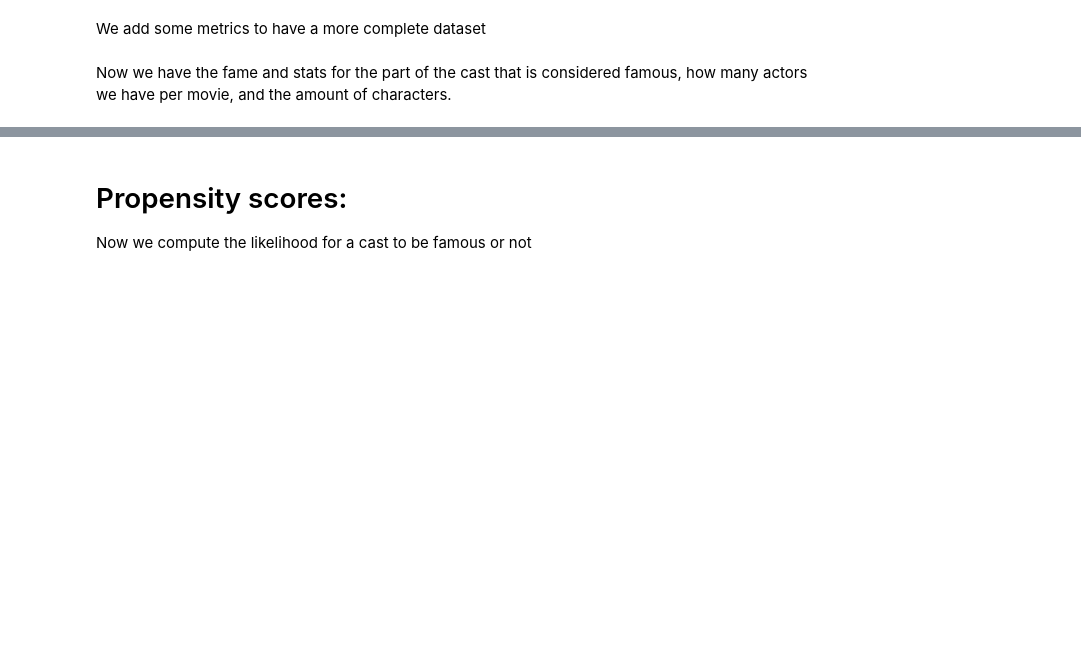
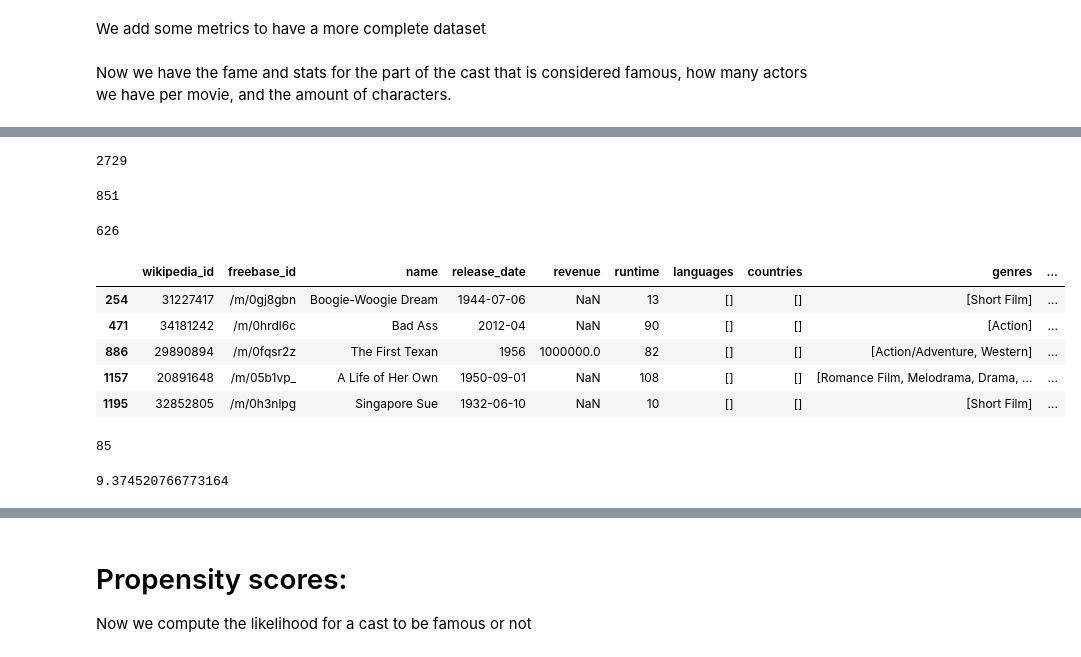
Before and after one commit to epfl-ada/ada-2023-project-shinebrightlikeadamon, a Jupyter notebook: fame_pop_analysis.ipynb, the cells around one changed output, grey strips where cells are left out. Cells and saved outputs as stored; diff of their text form; code cells hidden in the pictures; blank space fills up the shorter version.

Commit message:
felix
fame

```diff
--- a/fame_pop_analysis.ipynb
+++ b/fame_pop_analysis.ipynb
@@ -355,0 +366,25 @@ display(movies_copy.head())
+# %%
+# show the rows where languages is an empty list
+display(len(movies_copy[movies_copy['languages'].apply(len) == 0]))
+# same for countries
+display(len(movies_copy[movies_copy['countries'].apply(len) == 0]))
+
+#combined
+print(len(movies_copy[(movies_copy['languages'].apply(len) == 0) & (movies_copy['countries'].apply(len) == 0)]))
+
+display(movies_copy[(movies_copy['languages'].apply(len) == 0) & (movies_copy['countries'].apply(len) == 0) & (movies_copy['Fame']>0)].head())
+display(len(movies_copy[(movies_copy['languages'].apply(len) == 0) & (movies_copy['countries'].apply(len) == 0) & (movies_copy['Fame']>0)]))
+# print mean of fame for all the movies with no language and no country as interpreted in the previous lines
+print(movies_copy[(movies_copy['languages'].apply(len) == 0) & (movies_copy['countries'].apply(len) == 0)]['fame_only'].mean())
+# %% [output]
+2729
+851
+626
+|  | wikipedia_id | freebase_id | name | release_date | revenue | runtime | languages | countries | genres | ... |
+| 254 | 31227417 | /m/0gj8gbn | Boogie-Woogie Dream | 1944-07-06 | NaN | 13 | [] | [] | [Short Film] | ... |
+| 471 | 34181242 | /m/0hrdl6c | Bad Ass | 2012-04 | NaN | 90 | [] | [] | [Action] | ... |
+| 886 | 29890894 | /m/0fqsr2z | The First Texan | 1956 | 1000000.0 | 82 | [] | [] | [Action/Adventure, Western] | ... |
+| 1157 | 20891648 | /m/05b1vp_ | A Life of Her Own | 1950-09-01 | NaN | 108 | [] | [] | [Romance Film, Melodrama, Drama, ... | ... |
+| 1195 | 32852805 | /m/0h3nlpg | Singapore Sue | 1932-06-10 | NaN | 10 | [] | [] | [Short Film] | ... |
+85
+9.374520766773164
```
Also changed, not shown: parts of 13 cells of this notebook, 1 other file.
